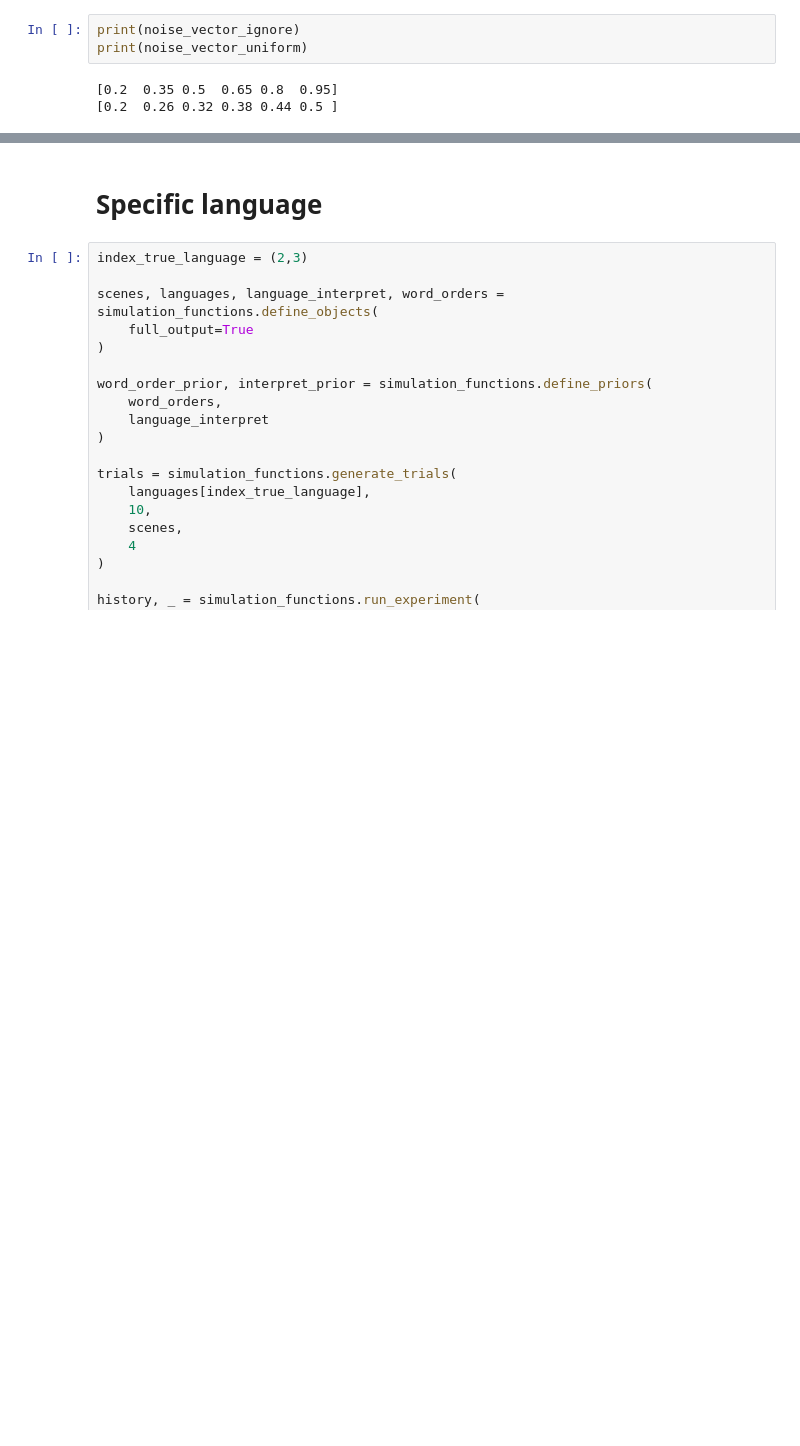
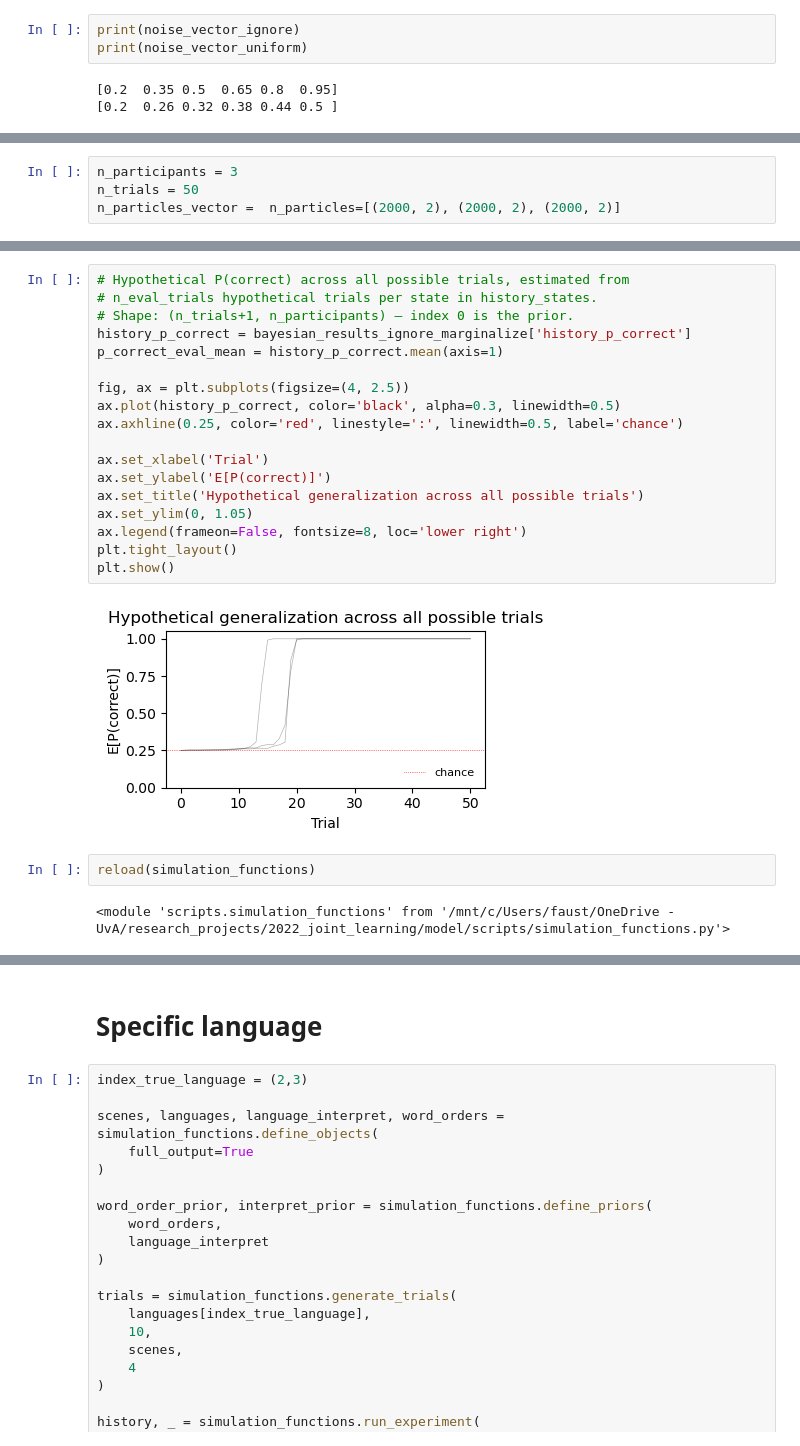
Before and after one commit to thelogicalgrammar/joint_learning, a Jupyter notebook: model/bayesian.ipynb, the cells around one changed output, grey strips where cells are left out. Saved outputs shown, nothing was run; the diff lists cells and outputs as text; blank space fills up the shorter version.

```diff
--- a/model/bayesian.ipynb
+++ b/model/bayesian.ipynb
@@ -268,0 +279,4 @@ Text(0.5, 1.0, '$\\epsilon=$0.35')
+# %%
+n_participants = 3
+n_trials = 50
+n_particles_vector =  n_particles=[(2000, 2), (2000, 2), (2000, 2)]
@@ -268,0 +299,24 @@ Text(0.5, 1.0, '$\\epsilon=$0.35')
+# %%
+# Hypothetical P(correct) across all possible trials, estimated from
+# n_eval_trials hypothetical trials per state in history_states.
+# Shape: (n_trials+1, n_participants) — index 0 is the prior.
+history_p_correct = bayesian_results_ignore_marginalize['history_p_correct']
+p_correct_eval_mean = history_p_correct.mean(axis=1)
+
+fig, ax = plt.subplots(figsize=(4, 2.5))
+ax.plot(history_p_correct, color='black', alpha=0.3, linewidth=0.5)
+ax.axhline(0.25, color='red', linestyle=':', linewidth=0.5, label='chance')
+
+ax.set_xlabel('Trial')
+ax.set_ylabel('E[P(correct)]')
+ax.set_title('Hypothetical generalization across all possible trials')
+ax.set_ylim(0, 1.05)
+ax.legend(frameon=False, fontsize=8, loc='lower right')
+plt.tight_layout()
+plt.show()
+# %% [output]
+[figure, added]
+# %%
+reload(simulation_functions)
+# %% [output]
+<module 'scripts.simulation_functions' from '/mnt/c/Users/faust/OneDrive - UvA/research_projects/2022_joint_learning/model/scripts/simulation_functions.py'>
```
Also changed, not shown: parts of 22 cells of this notebook, 44 other files.
